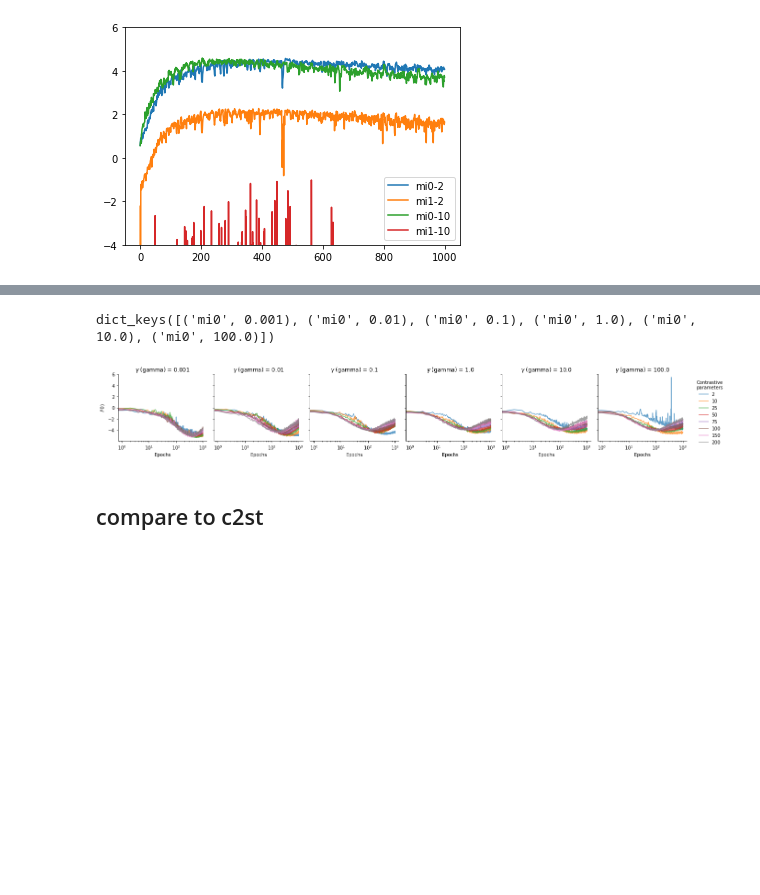
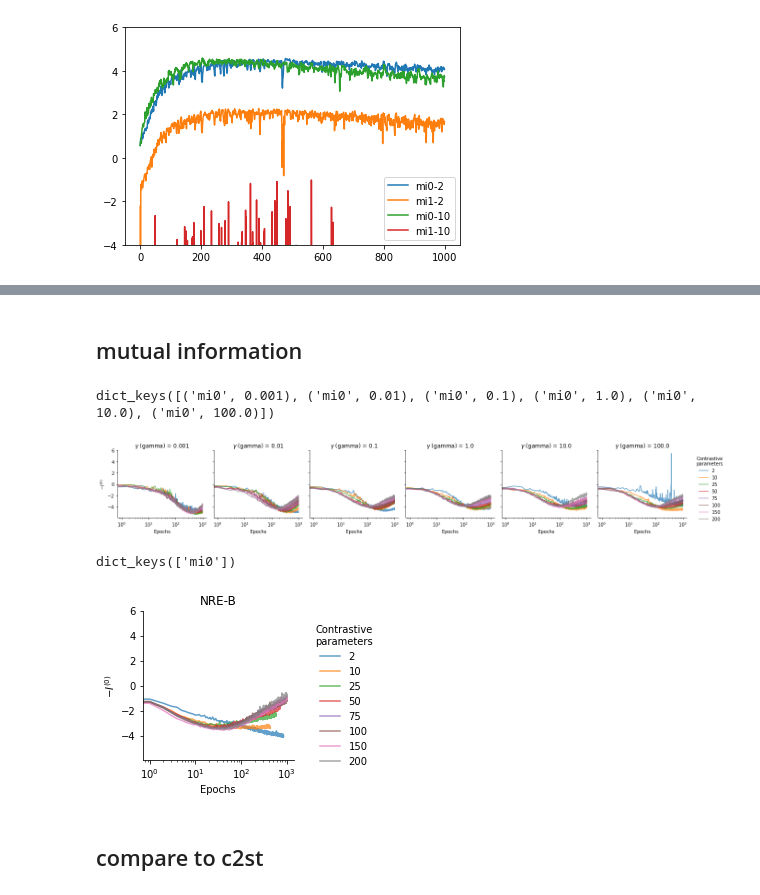
Before and after one commit to bkmi/cnre, a Jupyter notebook: infinite/05 mi.ipynb, the cells around one changed output, grey strips where cells are left out. Saved outputs shown, nothing was run; the diff lists cells and outputs as text; code cells hidden in the pictures; blank space fills up the shorter version.

```diff
--- a/infinite/05 mi.ipynb
+++ b/infinite/05 mi.ipynb
@@ -145,7 +238,9 @@ df["gamma"] = df["gamma"].fillna(nre_gamma_default)
+# %% [markdown]
+## mutual information
 # %%
 df_sameval = df[
     (df["algorithm"] == "CNRE")
-    # (df["algorithm"] == "NRE-B")
+    # | (df["algorithm"] == "NRE-B")
     & (df["task"] == "slcp")
     & (df["num_blocks"] == 3)
 ].copy()
@@ -189,9 +284,57 @@ for ax in g.axes[0, :]:
     value = ax.get_title().split()[-1]
     ax.set_title(fr"$\gamma$ (gamma) = {value}")
     ax.set_xlabel("Epochs")
+
+ylim = ax.get_ylim()
 # %% [output]
 dict_keys([('mi0', 0.001), ('mi0', 0.01), ('mi0', 0.1), ('mi0', 1.0), ('mi0', 10.0), ('mi0', 100.0)])
 [figure]
+# %%
+df_nreb = df[
+    (df["algorithm"] == "NRE-B")
+    & (df["task"] == "slcp")
+    & (df["num_blocks"] == 3)
+].copy()
+
+df_nreb["metric"] = "mi0"
+
+grp = df_nreb.groupby(["task", "algorithm", "num_blocks", "num_contrastive_parameters", "metric"])
+df_sameval = grp.first().reset_index()
+
+g = sns.FacetGrid(
+    df_sameval,
+    # x="path",  #to look up series
+    hue="num_contrastive_parameters",
+    row="metric",
+    # col="gamma",
+    height=3.05,
+    sharey="row",
+    # legend_out=True,
+    legend_out=False
+)
+
+g.figure.tight_layout()
+g.map(plot_either_val_or_avglogratio_or_mi, "path", "metric", "num_blocks")
+
+g.add_legend()
+sns.move_legend(g, "center left", bbox_to_anchor=(1.0, 0.5), frameon=False)
+g.legend.set_title(legend_title)
+
+print(g.axes_dict.keys())
+# ax = g.axes_dict[('avglogratio', 0.001)]
+# ax.set_ylabel(avglogratio_name)
+
+ax = g.axes_dict[('mi0')]
+ax.set_ylabel(validation_loss_name)
+ax.set_ylim(*ylim)
+
+for ax in g.axes[0, :]:
+    value = ax.get_title().split()[-1]
+    ax.set_title(r"NRE-B")
+    ax.set_xlabel("Epochs")
+# %% [output]
+dict_keys(['mi0'])
+[figure, added]
 # %% [markdown]
 ## compare to c2st
 # %%
```
Also changed, not shown: parts of 8 cells of this notebook, 5 other files.
